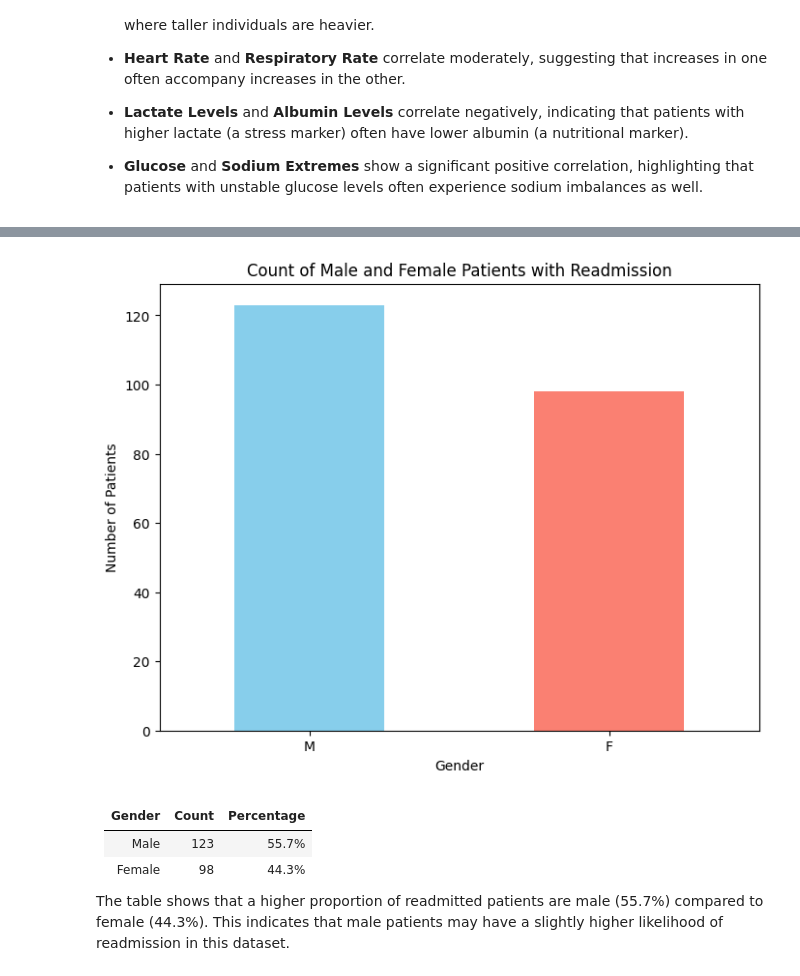
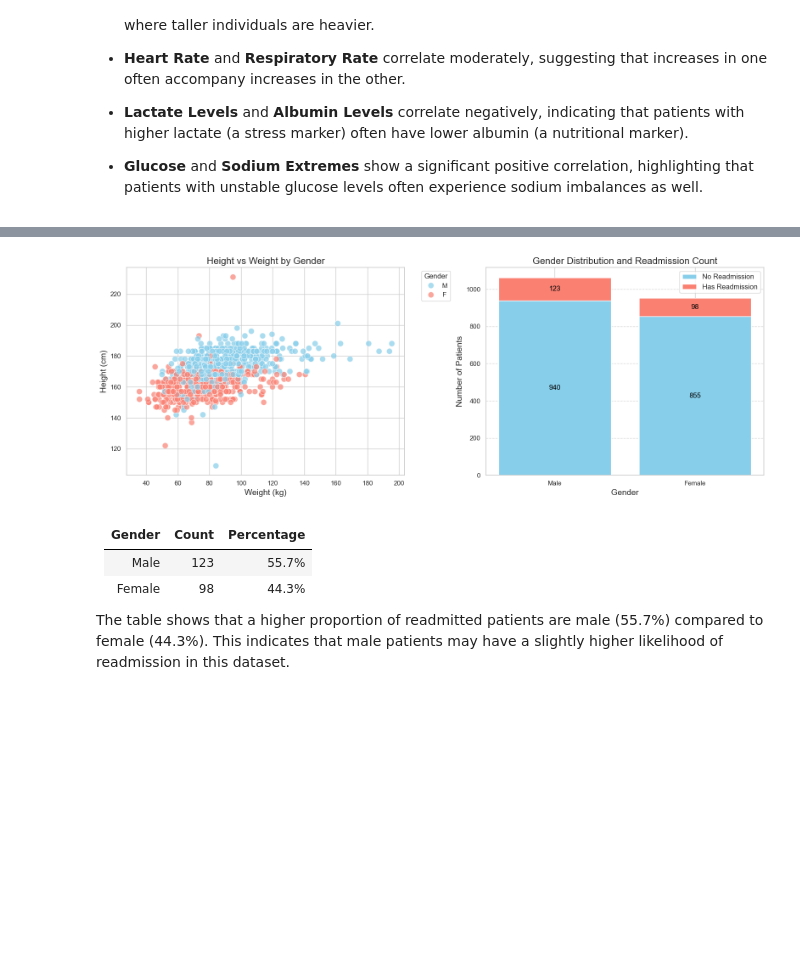
Before and after one commit to tsarathi/comp90089, a Jupyter notebook: comp90089.ipynb, the cells around one changed output, grey strips where cells are left out. Drawn from its saved outputs; the diff is of its cells as text; code cells hidden in the pictures; blank space fills up the shorter version.

```diff
--- a/comp90089.ipynb
+++ b/comp90089.ipynb
@@ -987,16 +1080,39 @@ plt.show()
 # %%
-gender_readmission_count = df[df['has_readmission'] == 1]['gender'].value_counts()
+sns.set_theme(style="whitegrid")
+fig, subPlotAxes = plt.subplots(1, 2, figsize=(16, 6))
 
-# Plotting the bar graph
-plt.figure(figsize=(8, 6))
-gender_readmission_count.plot(kind='bar', color=['skyblue', 'salmon'])
-plt.title("Count of Male and Female Patients with Readmission")
-plt.xlabel("Gender")
-plt.ylabel("Number of Patients")
-plt.xticks(rotation=0)
+sns.scatterplot(data=df, x='weight', y='height', hue='gender', palette=['skyblue', 'salmon'], alpha=0.7, s=100, ax=subPlotAxes[0])
+subPlotAxes[0].set_title('Height vs Weight by Gender', fontsize=16)
+subPlotAxes[0].set_xlabel('Weight (kg)', fontsize=14)
+subPlotAxes[0].set_ylabel('Height (cm)', fontsize=14)
+subPlotAxes[0].legend(title='Gender', bbox_to_anchor=(1.05, 1), loc='upper left')
+
+genderTotal = df['gender'].value_counts()
+genderReadmission = df[df['has_readmission'] == 1]['gender'].value_counts()
+genderNoReadmission = genderTotal - genderReadmission
+labels = ['Male', 'Female']
+
+noReadmissionBar = [genderNoReadmission['M'], genderNoReadmission['F']]
+readmissionBar = [genderReadmission['M'], genderReadmission['F']]
+
+subPlotAxes[1].bar(labels, noReadmissionBar, color='skyblue', label='No Readmission')
+subPlotAxes[1].bar(labels, readmissionBar, bottom=noReadmissionBar, color='salmon', label='Has Readmission')
+
+for i in range(len(labels)):
+    subPlotAxes[1].text(i, noReadmissionBar[i] / 2, str(noReadmissionBar[i]), ha='center', va='center', color='black', fontsize=12)
+    subPlotAxes[1].text(i, noReadmissionBar[i] + (readmissionBar[i] / 2), str(readmissionBar[i]), ha='center', va='center', color='black', fontsize=12)
+
+subPlotAxes[1].set_xlabel('Gender', fontsize=14)
+subPlotAxes[1].set_ylabel('Number of Patients', fontsize=14)
+subPlotAxes[1].set_title('Gender Distribution and Readmission Count', fontsize=16)
+subPlotAxes[1].legend(fontsize=12)
+subPlotAxes[1].yaxis.grid(True, linestyle='--', alpha=0.7)
+
+plt.tight_layout()
+plt.savefig("Images/eda_2.pdf")
 plt.show()
 # %% [output]
-[figure, old version]
+[figure, new version]
 # %% [markdown]
 | Gender | Count | Percentage |
 |--------|-------|------------|
```
Also changed, not shown: parts of 11 cells of this notebook.
